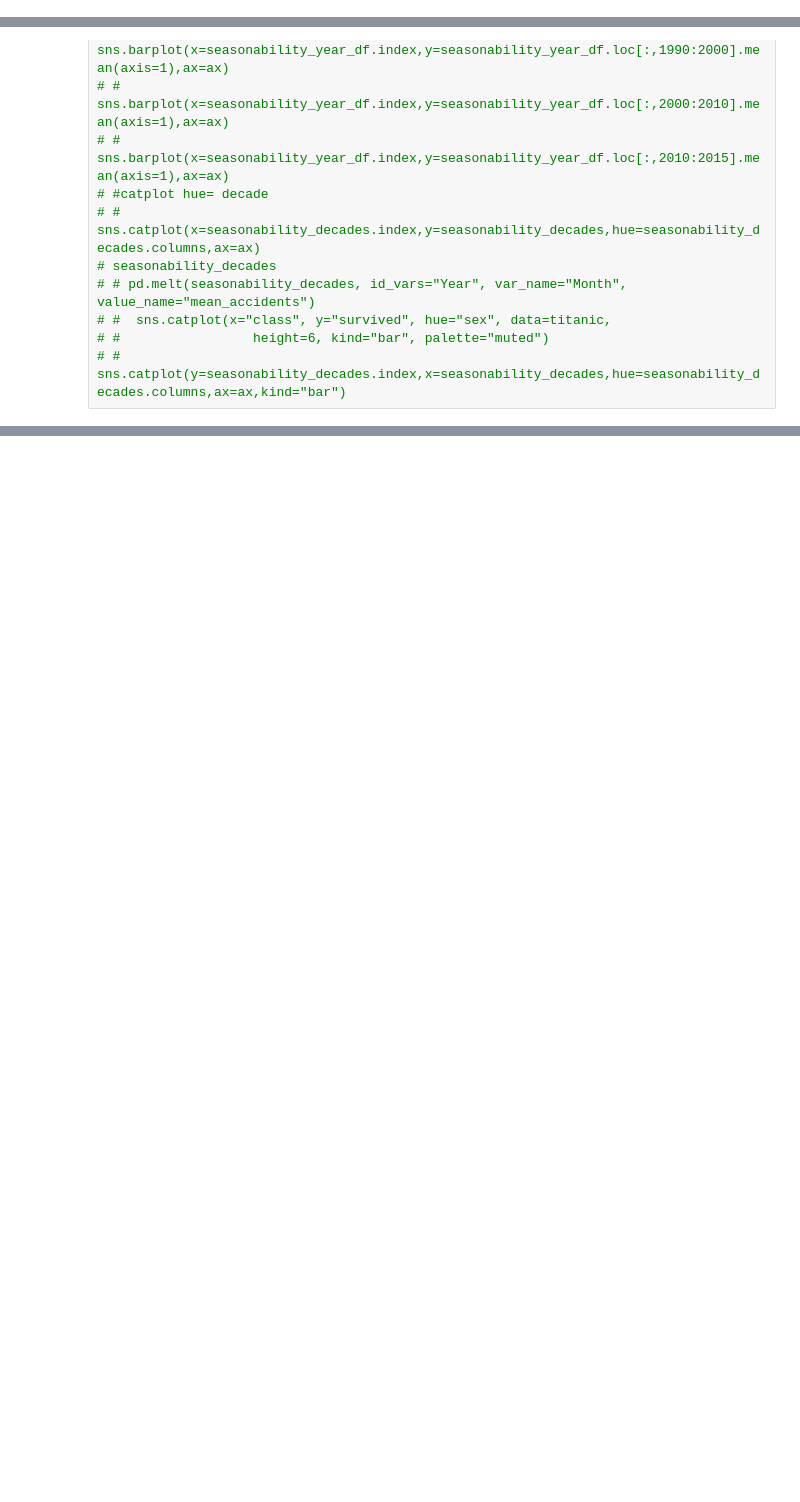
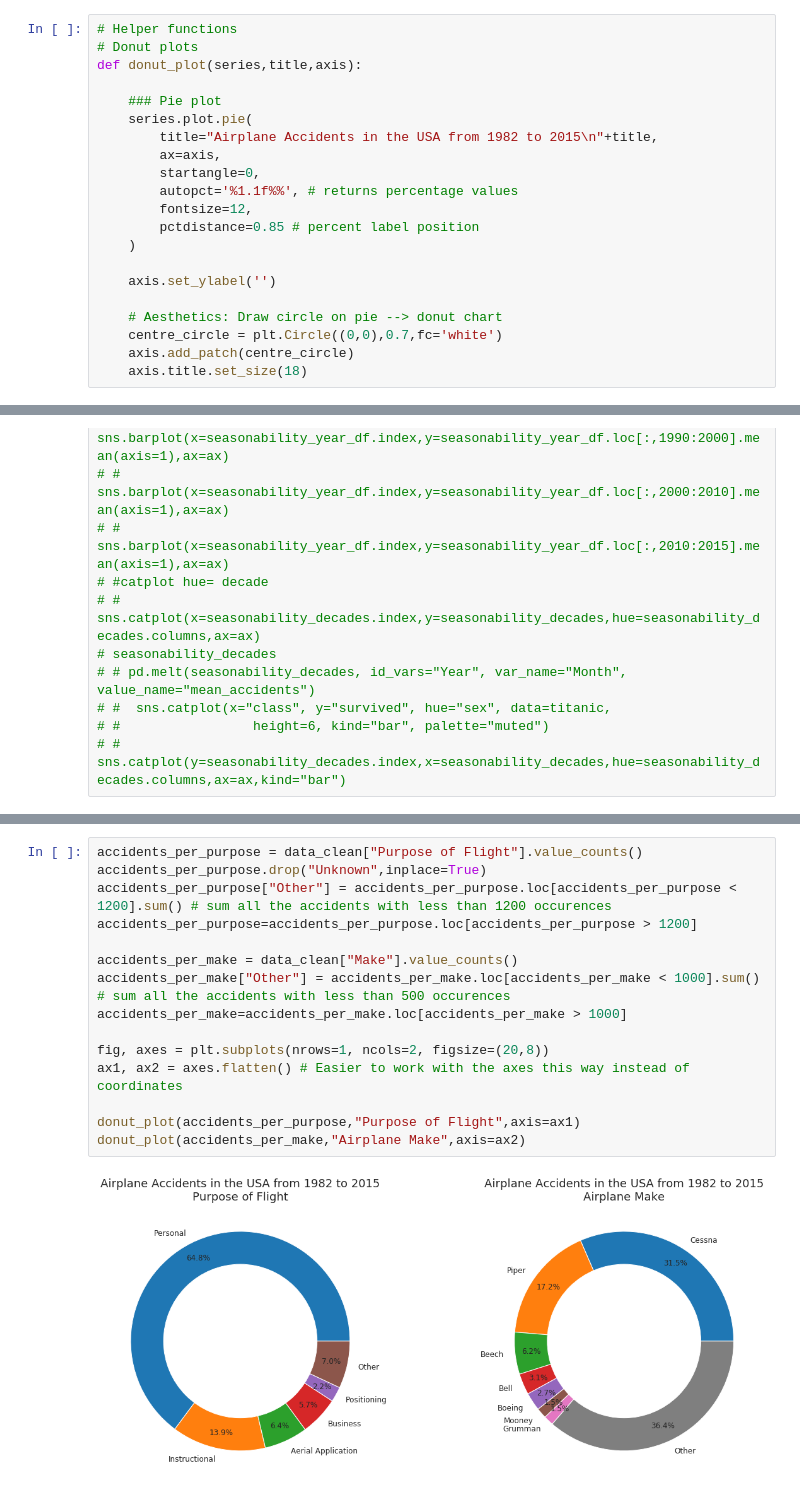
Before and after one commit to asisloustau/creations, a Jupyter notebook: investigating_airplane_accidents/aviation_analysis.ipynb, the cells around one changed output, grey strips where cells are left out. Drawn from its saved outputs; the diff is of its cells as text; blank space fills up the shorter version.

```diff
--- a/investigating_airplane_accidents/aviation_analysis.ipynb
+++ b/investigating_airplane_accidents/aviation_analysis.ipynb
@@ -28,6 +28,27 @@ from matplotlib import cm
 %matplotlib inline
 import seaborn as sns
 sns.set_style('dark')
+# %%
+# Helper functions
+# Donut plots
+def donut_plot(series,title,axis):
+
+    ### Pie plot
+    series.plot.pie(
+        title="Airplane Accidents in the USA from 1982 to 2015\n"+title,
+        ax=axis,
+        startangle=0,
+        autopct='%1.1f%%', # returns percentage values
+        fontsize=12,
+        pctdistance=0.85 # percent label position
+    )
+
+    axis.set_ylabel('')
+
+    # Aesthetics: Draw circle on pie --> donut chart
+    centre_circle = plt.Circle((0,0),0.7,fc='white')
+    axis.add_patch(centre_circle)
+    axis.title.set_size(18)
 # %%
 aviation_data = pd.read_csv("AviationData.txt",sep="|")
 # %% [markdown]
@@ -176,0 +212,17 @@ ax.set_title("Seasonability of Airplane Accidents in the USA from 1982 to 2015",
+# %%
+accidents_per_purpose = data_clean["Purpose of Flight"].value_counts()
+accidents_per_purpose.drop("Unknown",inplace=True)
+accidents_per_purpose["Other"] = accidents_per_purpose.loc[accidents_per_purpose < 1200].sum() # sum all the accidents with less than 1200 occurences
+accidents_per_purpose=accidents_per_purpose.loc[accidents_per_purpose > 1200]
+
+accidents_per_make = data_clean["Make"].value_counts()
+accidents_per_make["Other"] = accidents_per_make.loc[accidents_per_make < 1000].sum() # sum all the accidents with less than 500 occurences
+accidents_per_make=accidents_per_make.loc[accidents_per_make > 1000]
+
+fig, axes = plt.subplots(nrows=1, ncols=2, figsize=(20,8))
+ax1, ax2 = axes.flatten() # Easier to work with the axes this way instead of coordinates
+
+donut_plot(accidents_per_purpose,"Purpose of Flight",axis=ax1)
+donut_plot(accidents_per_make,"Airplane Make",axis=ax2)
+# %% [output]
+[figure, added]
```
Also changed, not shown: parts of 7 cells of this notebook.
